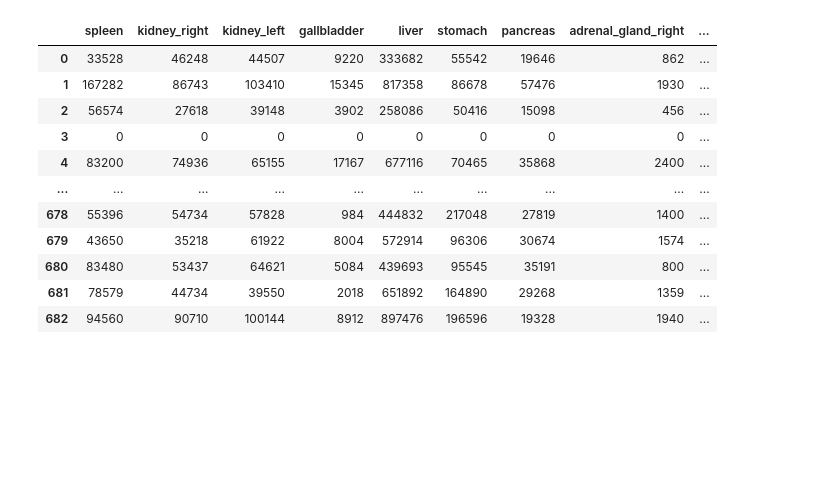
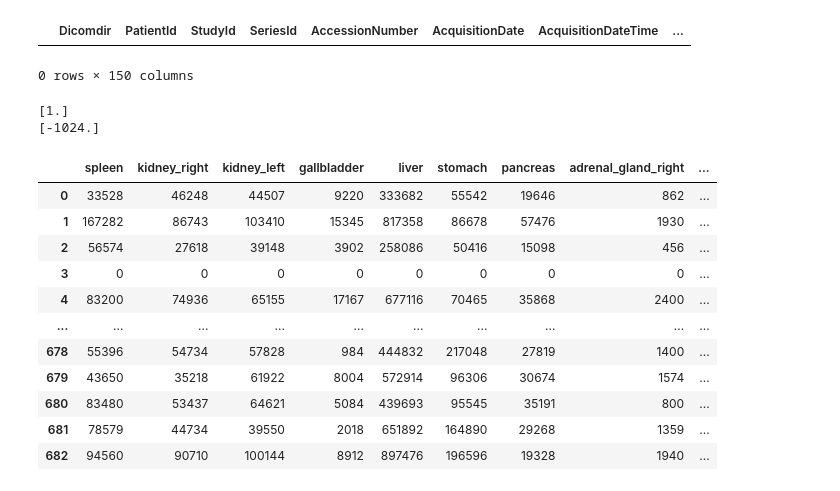
Before and after one commit to Justin-SG/inferring_body_weight_from_ct_scans, a Jupyter notebook: 4_Modelling/Justin/test.ipynb, the cells around one changed output. Saved outputs shown, nothing was run; the diff lists cells and outputs as text; code cells hidden in the pictures; blank space fills up the shorter version.

```diff
--- a/4_Modelling/Justin/test.ipynb
+++ b/4_Modelling/Justin/test.ipynb
@@ -22,3 +46,16 @@ segmentation = pd.read_feather(PATH_TO_SEGMENTATION_DF)
+# %%
+# Check if column RescaleSlope and RescaleIntercept have null values
+dicom_df[dicom_df.RescaleSlope.isnull() | dicom_df.RescaleIntercept.isnull()]
+# %% [output]
+|  | Dicomdir | PatientId | StudyId | SeriesId | AccessionNumber | AcquisitionDate | AcquisitionDateTime | ... |
+0 rows × 150 columns
+# %%
+# Print all the unique values of the columns RescaleSlope and RescaleIntercept
+print(dicom_df.RescaleSlope.unique())
+print(dicom_df.RescaleIntercept.unique())
+# %% [output]
+[1.]
+[-1024.]
 # %%
 segmentation
 # %% [output]
```
Also changed, not shown: parts of 5 cells of this notebook, 1 other file.
